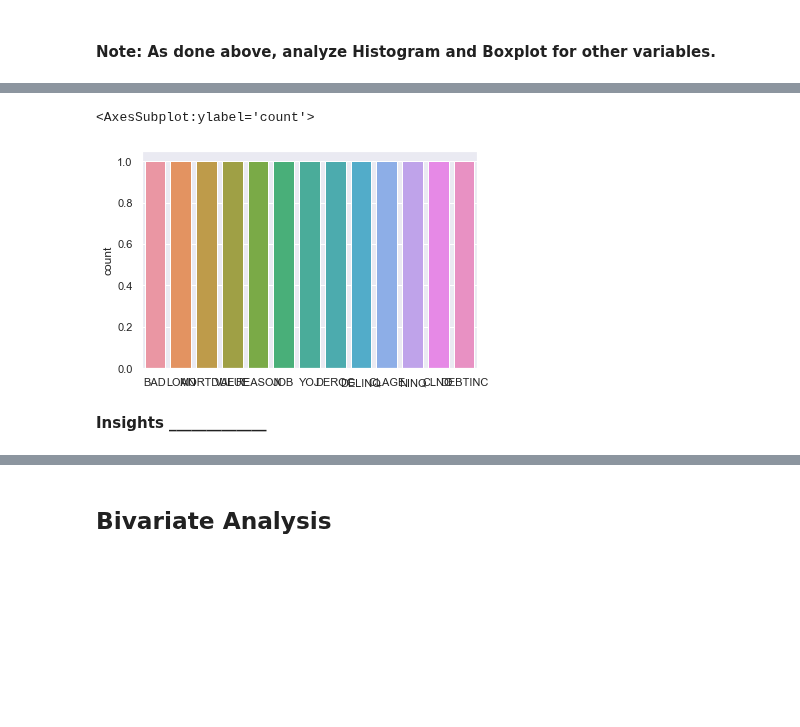
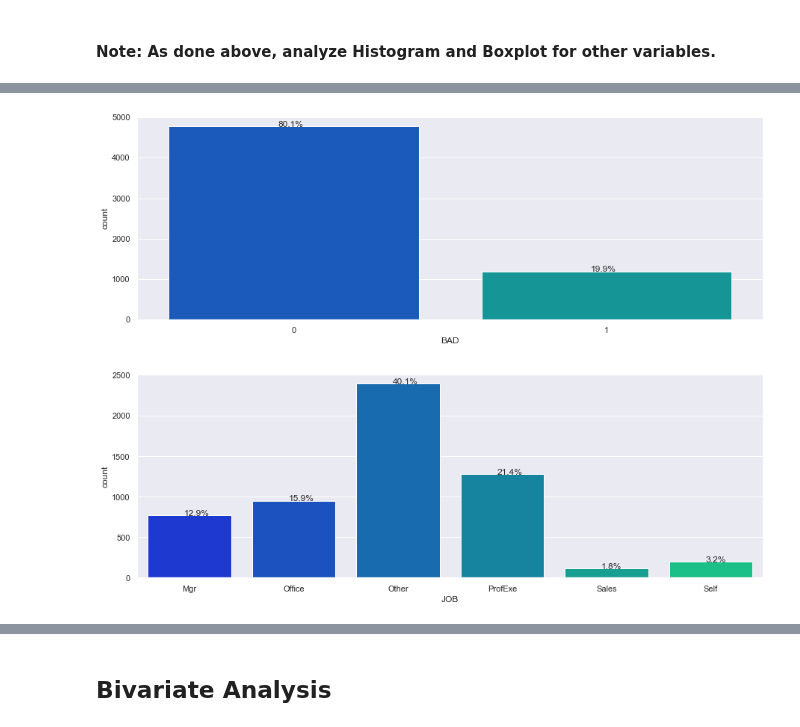
Before and after one commit to asadTariq666/Python_work, a Jupyter notebook: Loan Default Classification/Reference_Notebook_Milestone_1_Classification .ipynb, the cells around one changed output, grey strips where cells are left out. Cells and saved outputs as stored; diff of their text form; code cells hidden in the pictures; blank space fills up the shorter version.

```diff
--- a/Loan Default Classification/Reference_Notebook_Milestone_1_Classification .ipynb
+++ b/Loan Default Classification/Reference_Notebook_Milestone_1_Classification .ipynb
@@ -469,7 +460,12 @@ data.head()
-# %%
-sns.countplot(data.columns)
-# %% [output]
-<AxesSubplot:ylabel='count'>
-[figure, removed]
-# %% [markdown]
-**Insights _____________**
+# %%
+plt.figure(figsize=(15,5))
+ax = sns.countplot(data["BAD"],palette='winter')
+perc_on_bar(ax,data["BAD"])
+# %% [output]
+[figure, added]
+# %%
+plt.figure(figsize=(15,5))
+ax = sns.countplot(data["JOB"],palette='winter')
+perc_on_bar(ax,data["JOB"])
+# %% [output]
+[figure, added]
```
Also changed, not shown: parts of 33 cells of this notebook.
